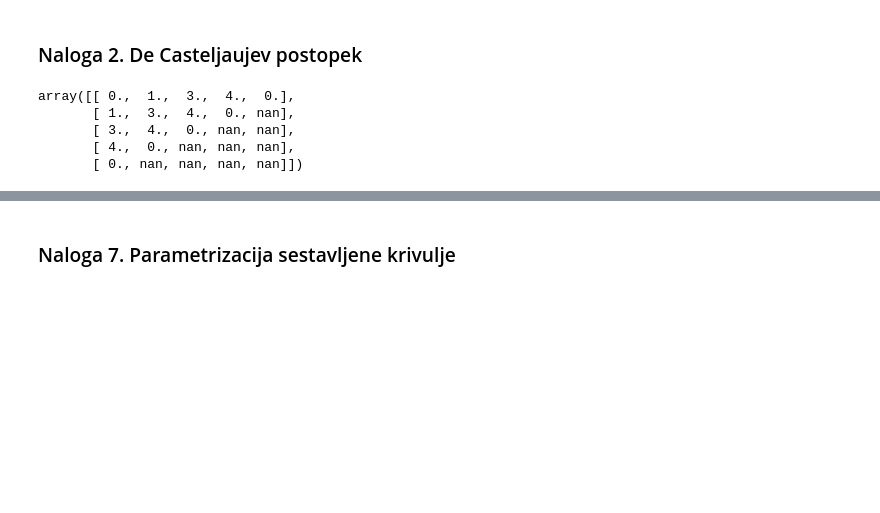
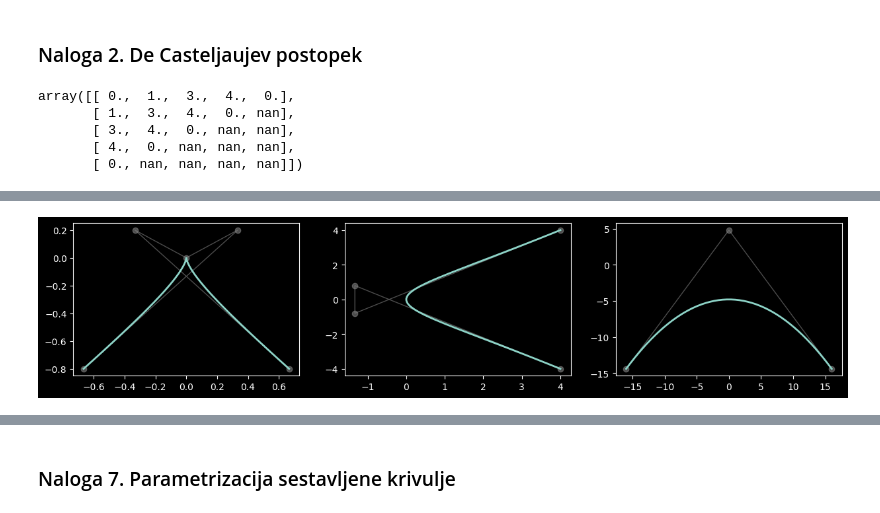
Before and after one commit to njezersek/racunalnisko-podprto-geometrijsko-oblikovanje, a Jupyter notebook: vaje-py/main.ipynb, the cells around one changed output, grey strips where cells are left out. Cells and saved outputs as stored; diff of their text form; code cells hidden in the pictures; blank space fills up the shorter version.

```diff
--- a/vaje-py/main.ipynb
+++ b/vaje-py/main.ipynb
@@ -58,0 +100,5 @@ plt.plot(P[:,0], P[:,1], '-', color="tab:orange", linewidth=2)
+# %%
+B = np.array([[-2/3,-4/5],[1/3,1/5],[0,0],[-1/3,1/5],[2/3,-4/5]])
+t = np.linspace(0,1,9)
+
+bezierder(B,1,t) # TODO: preveri ali je dovolj natančna
@@ -58,0 +136,14 @@ plt.plot(P[:,0], P[:,1], '-', color="tab:orange", linewidth=2)
+# %%
+t = np.linspace(0, 1)
+d1b, d1B = bezierder(B,1,t)
+d2b, d2B = bezierder(B,2,t)
+
+plt.figure(figsize=(15,3))
+plt.subplot(1, 3, 1)
+plotbezier(B, t)
+plt.subplot(1, 3, 2)
+plotbezier(d1B, t)
+plt.subplot(1, 3, 3)
+plotbezier(d2B, t)
+# %% [output]
+[figure, added]
```
Also changed, not shown: parts of 21 cells of this notebook, 1 other file.
